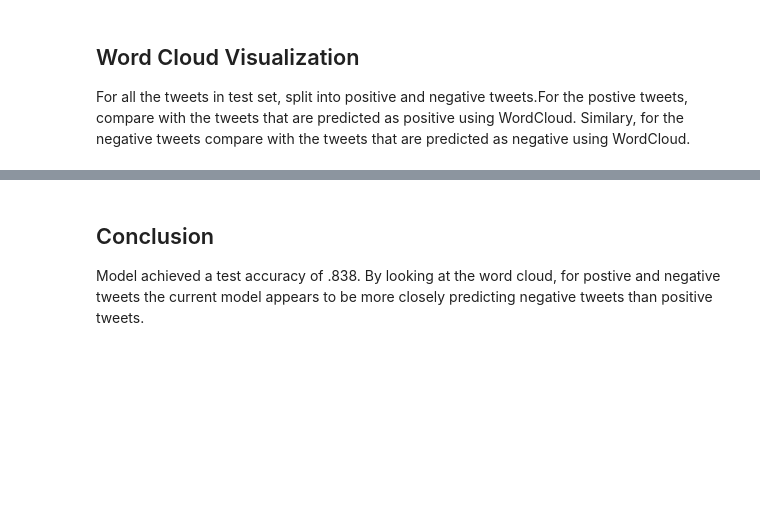
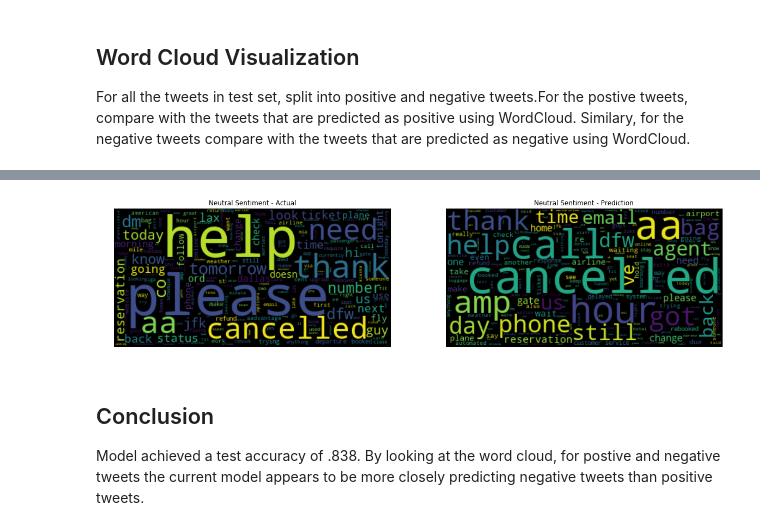
Before and after one commit to bejar/DLMAI, a Jupyter notebook: Sentiment/AirlineKaggle/TwitterAirlinesSentiment.ipynb, the cells around one changed output, grey strips where cells are left out. Saved outputs shown, nothing was run; the diff lists cells and outputs as text; code cells hidden in the pictures; blank space fills up the shorter version.

```diff
--- a/Sentiment/AirlineKaggle/TwitterAirlinesSentiment.ipynb
+++ b/Sentiment/AirlineKaggle/TwitterAirlinesSentiment.ipynb
@@ -270,3 +271,26 @@ plt.show()
+# %%
+negActualTweets = test_tweets[test_tweets.sentiment==2]
+negPredTweets = test_tweets[test_tweets.predicted_sentiment==2]
+
+tweetText = ' '.join((negActualTweets['clean_tweet']))
+
+fig = plt.figure( figsize=(20,20))
+sub1= fig.add_subplot(2,2,1)
+# Generate a word cloud image
+wordcloud = WordCloud().generate(tweetText)
+plt.imshow(wordcloud, interpolation='bilinear')
+plt.title("Neutral Sentiment - Actual")
+plt.axis("off")
+
+sub2= fig.add_subplot(2,2,2)
+tweetText = ' '.join((negPredTweets['clean_tweet']))
+wordcloud = WordCloud().generate(tweetText)
+plt.title("Neutral Sentiment - Prediction")
+plt.imshow(wordcloud, interpolation='bilinear')
+plt.axis("off")
+plt.show()
+# %% [output]
+[figure, added]
 # %% [markdown]
 ## Conclusion
 Model achieved a test accuracy of .838. By looking at the word cloud, for postive and negative tweets the current model appears to be more closely predicting negative tweets than positive tweets.
```
Also changed, not shown: parts of 7 cells of this notebook, 2 other files.
